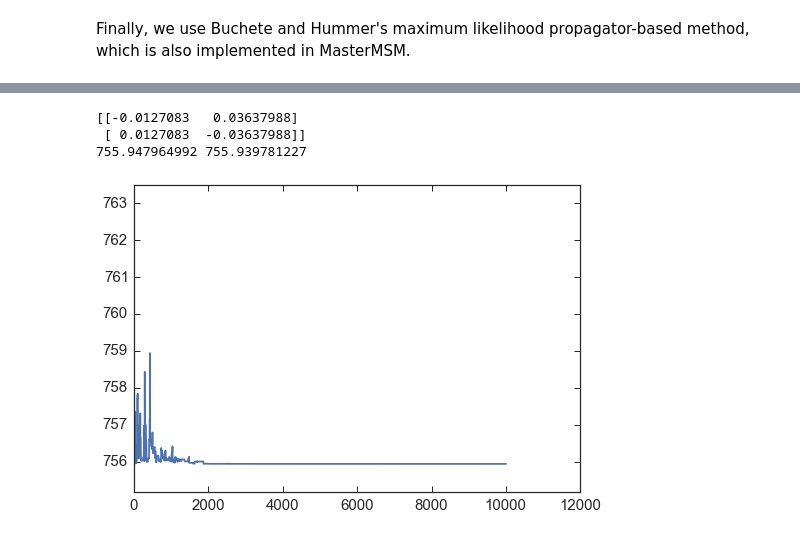
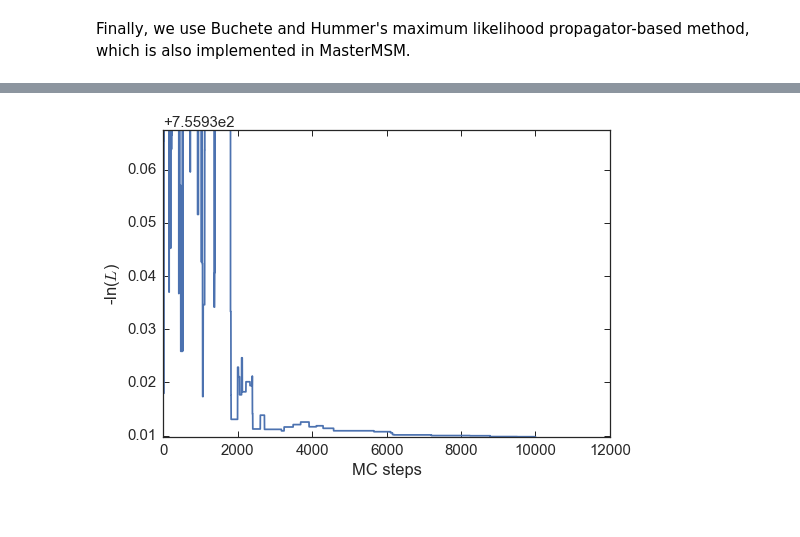
Before and after one commit to BioKT/MasterMSM, a Jupyter notebook: examples/alanine_dipeptide/ala_dipeptide_maxlike.ipynb, the cells around one changed output, grey strips where cells are left out. Saved outputs shown, nothing was run; the diff lists cells and outputs as text; code cells hidden in the pictures.

```diff
--- a/examples/alanine_dipeptide/ala_dipeptide_maxlike.ipynb
+++ b/examples/alanine_dipeptide/ala_dipeptide_maxlike.ipynb
@@ -59,11 +86,8 @@ msm_alaTB.msms[1].do_rate(method='MLPB')
 # %%
-print msm_alaTB.msms[1].rate
 fig,ax = plt.subplots()
 ax.plot(msm_alaTB.msms[1].ml)
-ax.set_ylim(np.min(msm_alaTB.msms[1].ml)*0.999,np.median(msm_alaTB.msms[1].ml)*1.01)
-print msm_alaTB.msms[1].ml[0], msm_alaTB.msms[1].ml[-1]
+ax.set_xlabel('MC steps')
+ax.set_ylabel('-ln($L$)')
+_ = ax.set_ylim(np.min(msm_alaTB.msms[1].ml),np.mean(msm_alaTB.msms[1].ml))
 # %% [output]
-[[-0.0127083   0.03637988]
- [ 0.0127083  -0.03637988]]
-755.947964992 755.939781227
-[figure, old version]
+[figure, new version]
```
Also changed, not shown: parts of 8 cells of this notebook, 2 other files.
